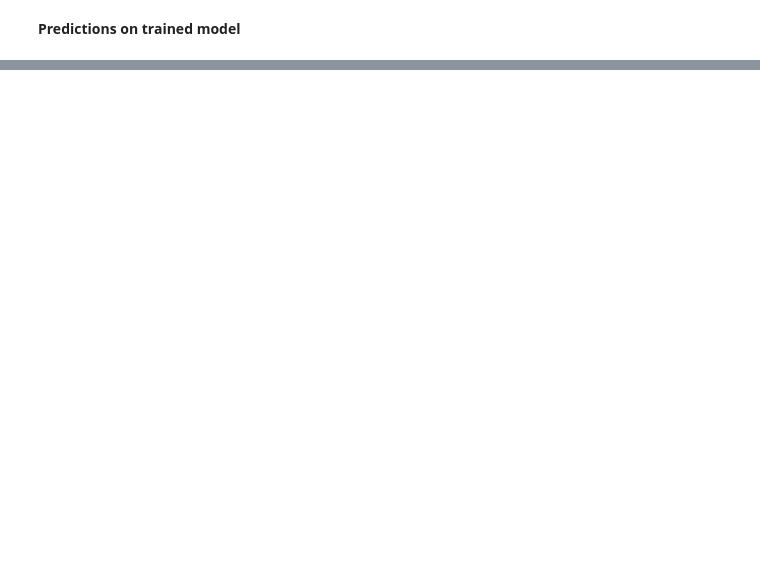
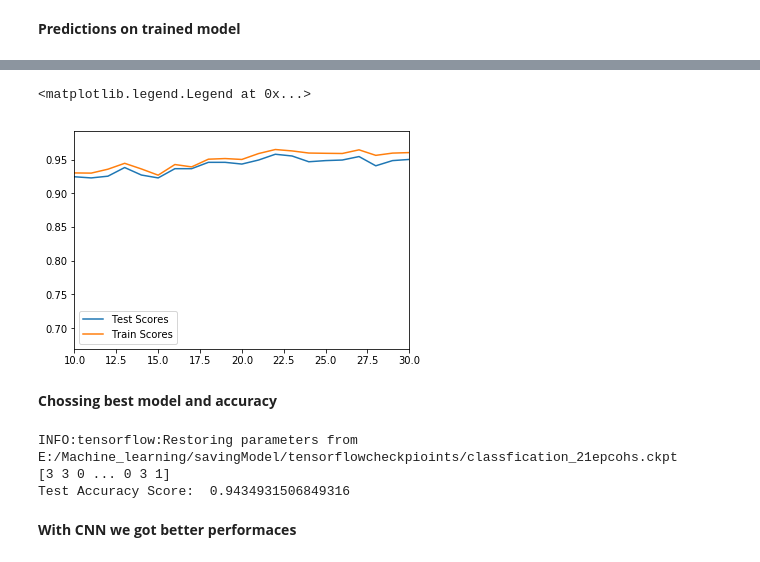
Before and after one commit to mpadmanabham/MachineLearning, a Jupyter notebook: NeuralNetworks/Multi Label Classification Neural Network in tensorflow.ipynb, the cells around one changed output, grey strips where cells are left out. Saved outputs shown, nothing was run; the diff lists cells and outputs as text; code cells hidden in the pictures; blank space fills up the shorter version.

Commit message:
Added the logic for better performace

```diff
--- a/NeuralNetworks/Multi Label Classification Neural Network in tensorflow.ipynb
+++ b/NeuralNetworks/Multi Label Classification Neural Network in tensorflow.ipynb
@@ -353,0 +529,30 @@ INFO:tensorflow:Restoring parameters from E:/Machine_learning/savingModel/tensor
+# %%
+plt.plot(acc_test,label='Test Scores')
+plt.plot(acc_train,label='Train Scores')
+plt.xlim(10,30)
+plt.legend(loc="best")
+# %% [output]
+<matplotlib.legend.Legend at 0x...>
+[figure, added]
+# %% [markdown]
+**Chossing best model and accuracy**
+# %%
+with tf.Session() as sess:
+    sess.run(init)
+    saver.restore(sess, "E:/Machine_learning/savingModel/tensorflowcheckpioints/classfication_21epcohs.ckpt")
+    #test_batch_data=batch_data(X_test.reshape(-1,8,8,1),np.array(y_test))
+    #print(X_test)
+    print(sess.run(tf.arg_max(y_pred,dimension=1),feed_dict={X_true:X_test.reshape(-1,8,8,1),prob:1.0}))
+    a=sess.run(tf.arg_max(y_pred,dimension=1),feed_dict={X_true:X_test.reshape(-1,8,8,1),prob:1.0})
+    #print(sess.run(wo))
+    test_op=sess.run(tf.arg_max(y_pred,1),feed_dict={X_true:X_test.reshape(-1,8,8,1),prob:1.0})
+
+    #Testing accuracy
+    test_acc_score=accuracy_score(np.argmax(np.array(y_test),axis=1),test_op)
+    print('Test Accuracy Score: ',accuracy_score(np.argmax(np.array(y_test),axis=1),test_op))
+# %% [output]
+INFO:tensorflow:Restoring parameters from E:/Machine_learning/savingModel/tensorflowcheckpioints/classfication_21epcohs.ckpt
+[3 3 0 ... 0 3 1]
+Test Accuracy Score:  0.9434931506849316
+# %% [markdown]
+**With CNN  we got better performaces**
```
Also changed, not shown: parts of 35 cells of this notebook.
